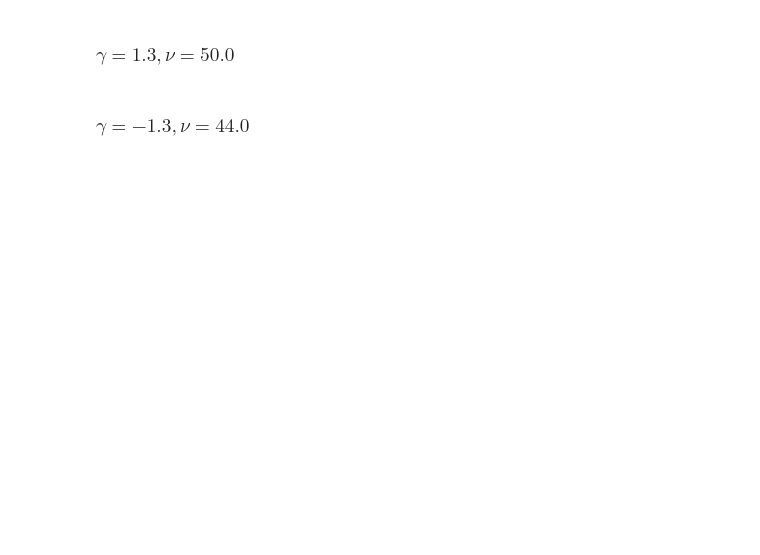
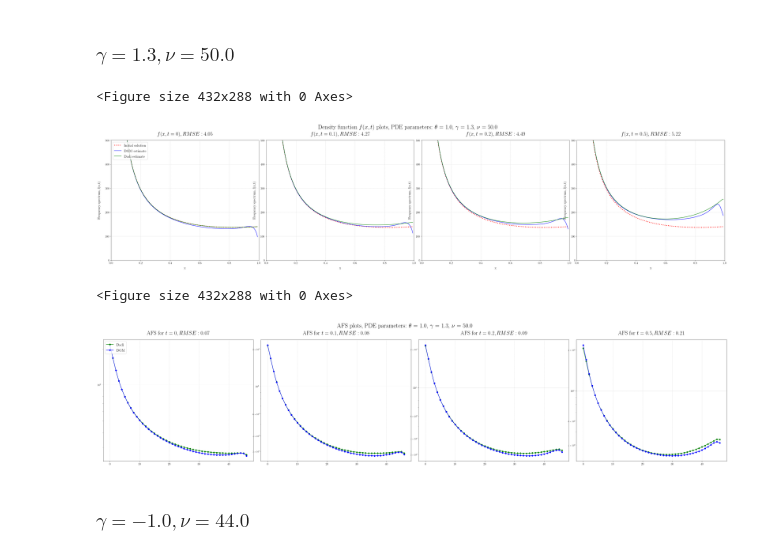
Before and after one commit to Kharlamov-Vladislav/Dadi-deep-galerkin, a Jupyter notebook: one_pop_example.ipynb, the cells around one changed output. Cells and saved outputs as stored; diff of their text form; code cells hidden in the pictures; blank space fills up the shorter version.

```diff
--- a/one_pop_example.ipynb
+++ b/one_pop_example.ipynb
@@ -158,8 +138,13 @@ PlotSolutions(1.0, -1.5, 35.0, plot_afs=True)
 # %% [markdown]
 ### $\gamma = 1.3, \nu = 50.0$
 # %%
-PlotSolutions(theta = 1.0, gamma =  1.3, nu = 40.0)
-PlotSolutions(1.0, 1.3, 40.0, plot_afs=True)
+PlotSolutions(theta = 1.0, gamma =  1.3, nu = 50.0)
+PlotSolutions(1.0, 1.3, 50.0, plot_afs=True)
+# %% [output]
+<Figure size 432x288 with 0 Axes>
+[figure, added]
+<Figure size 432x288 with 0 Axes>
+[figure, added]
 # %% [markdown]
-### $\gamma = -1.3, \nu = 44.0$
+### $\gamma = -1.0, \nu = 44.0$
 # %%
```
Also changed, not shown: parts of 15 cells of this notebook, 4 other files.
